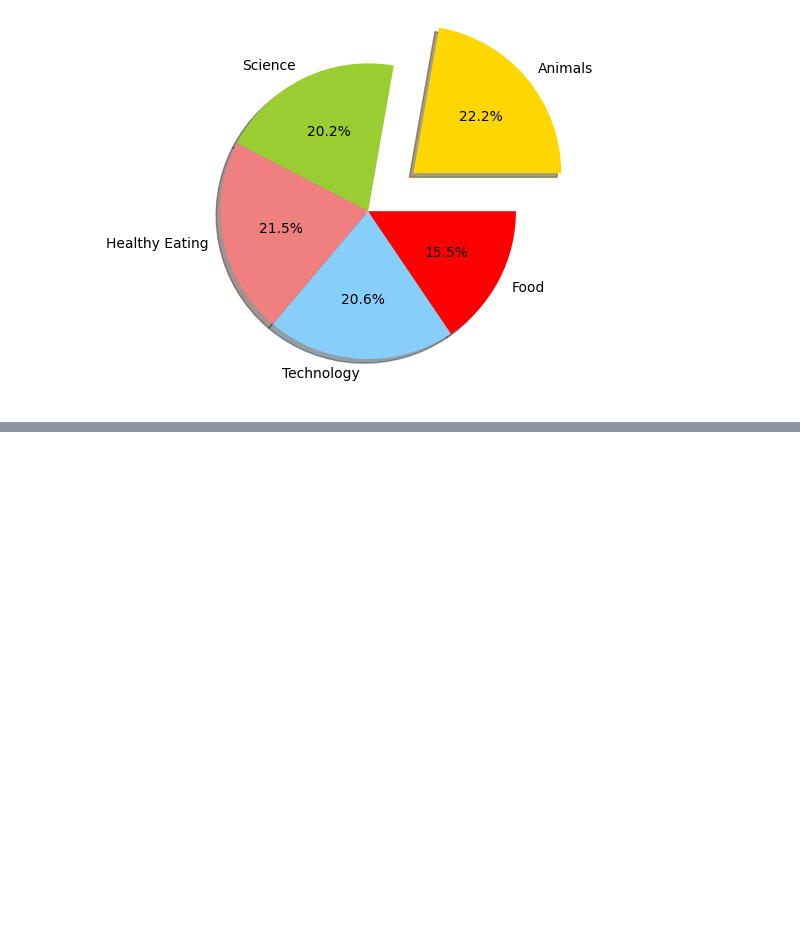
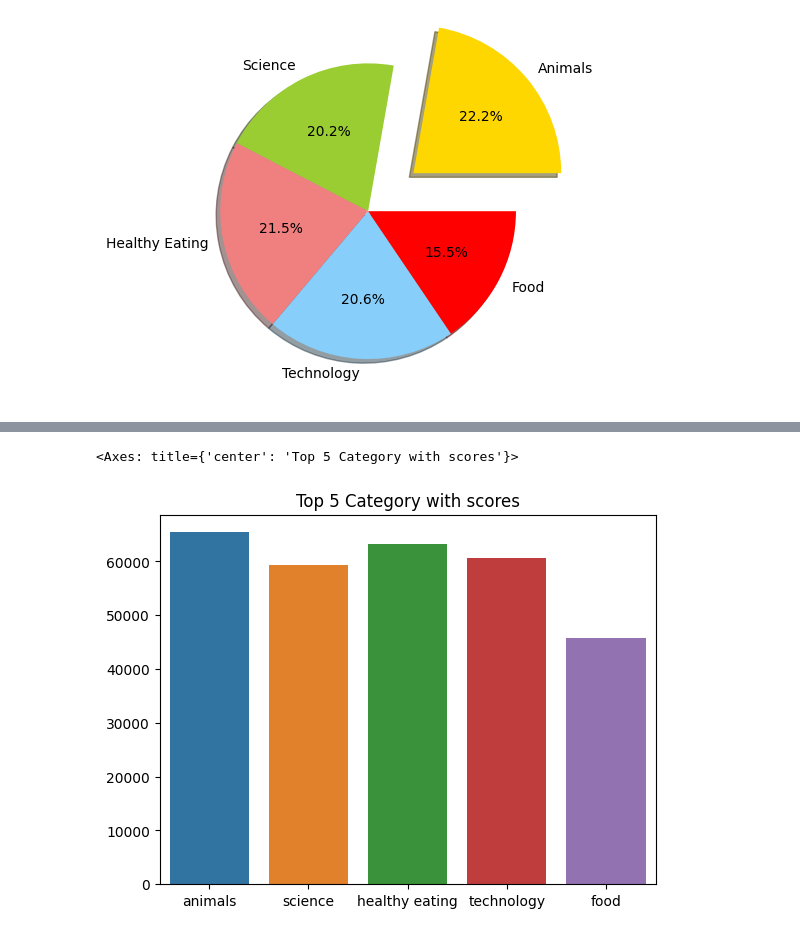
Before and after one commit to AbhishekSaini1101/Colab, a Jupyter notebook: Social_Buzz_Project.ipynb, the cells around one changed output, grey strips where cells are left out. Drawn from its saved outputs; the diff is of its cells as text; code cells hidden in the pictures; blank space fills up the shorter version.

```diff
--- a/Social_Buzz_Project.ipynb
+++ b/Social_Buzz_Project.ipynb
@@ -94,0 +105,6 @@ plt.pie(sizes, explode = explodes, labels=lables, colors = colors, autopct='%1.1
+# %%
+plt.title('Top 5 Category with scores')
+sns.barplot(x = np.array(content['Category']), y = np.array(content['Category Score']))
+# %% [output]
+<Axes: title={'center': 'Top 5 Category with scores'}>
+[figure, added]
```
Also changed, not shown: parts of 1 cell of this notebook.
